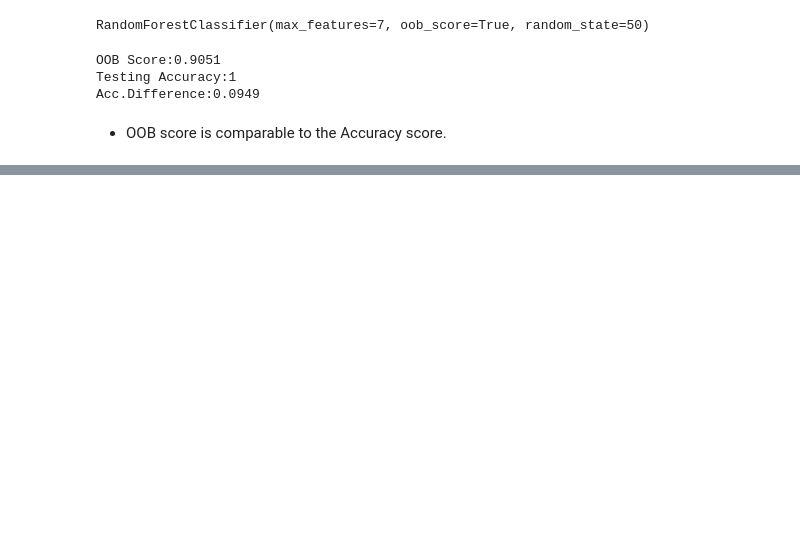
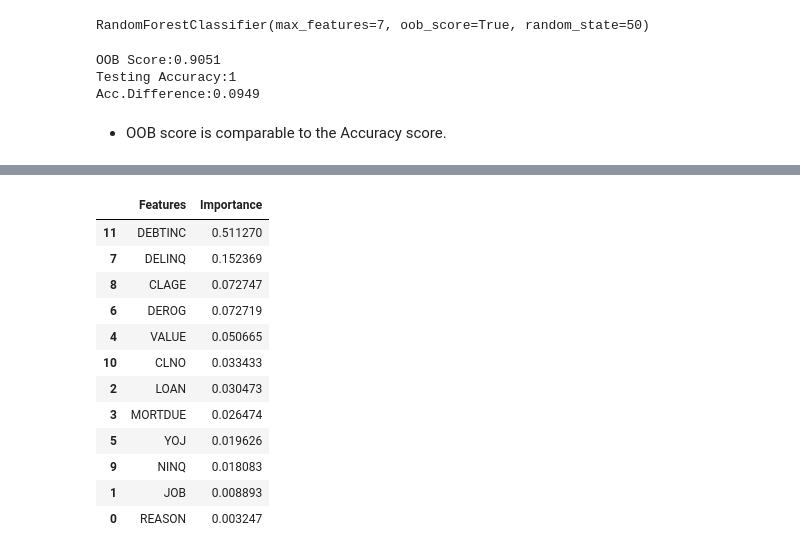
Before and after one commit to Harshobhit/Machine-Learning-Models-Pracitice, a Jupyter notebook: ensembles-machine-learning.ipynb, the cells around one changed output, grey strips where cells are left out. Cells and saved outputs as stored; diff of their text form; code cells hidden in the pictures; blank space fills up the shorter version.

```diff
--- a/ensembles-machine-learning.ipynb
+++ b/ensembles-machine-learning.ipynb
@@ -767,0 +796,4 @@ Acc.Difference:0.0949
+# %%
+gbt_model = GradientBoostingClassifier()
+gbt_model.fit(X_train,y_train)
+gbt_model_y_pred = gbt_model.predict(X_test)
@@ -767,0 +814,21 @@ Acc.Difference:0.0949
+# %%
+feature_importance = gbt_model.feature_importances_
+feature_names  = X_train.columns
+df = pd.DataFrame({'Features':feature_names,
+                  'Importance':feature_importance})
+
+df.sort_values('Importance',ascending=False)
+# %% [output]
+|  | Features | Importance |
+| 11 | DEBTINC | 0.511270 |
+| 7 | DELINQ | 0.152369 |
+| 8 | CLAGE | 0.072747 |
+| 6 | DEROG | 0.072719 |
+| 4 | VALUE | 0.050665 |
+| 10 | CLNO | 0.033433 |
+| 2 | LOAN | 0.030473 |
+| 3 | MORTDUE | 0.026474 |
+| 5 | YOJ | 0.019626 |
+| 9 | NINQ | 0.018083 |
+| 1 | JOB | 0.008893 |
+| 0 | REASON | 0.003247 |
```
Also changed, not shown: parts of 7 cells of this notebook.
